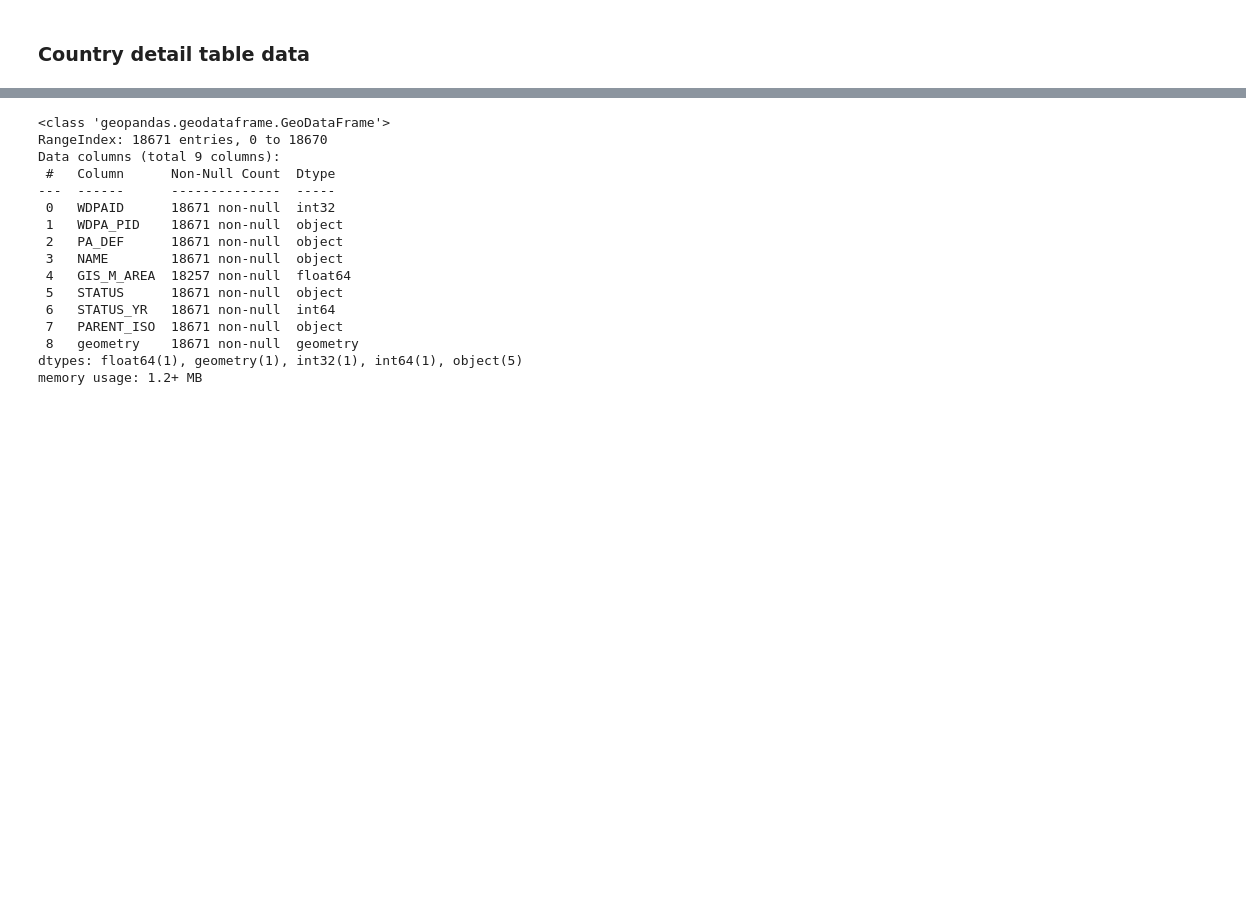
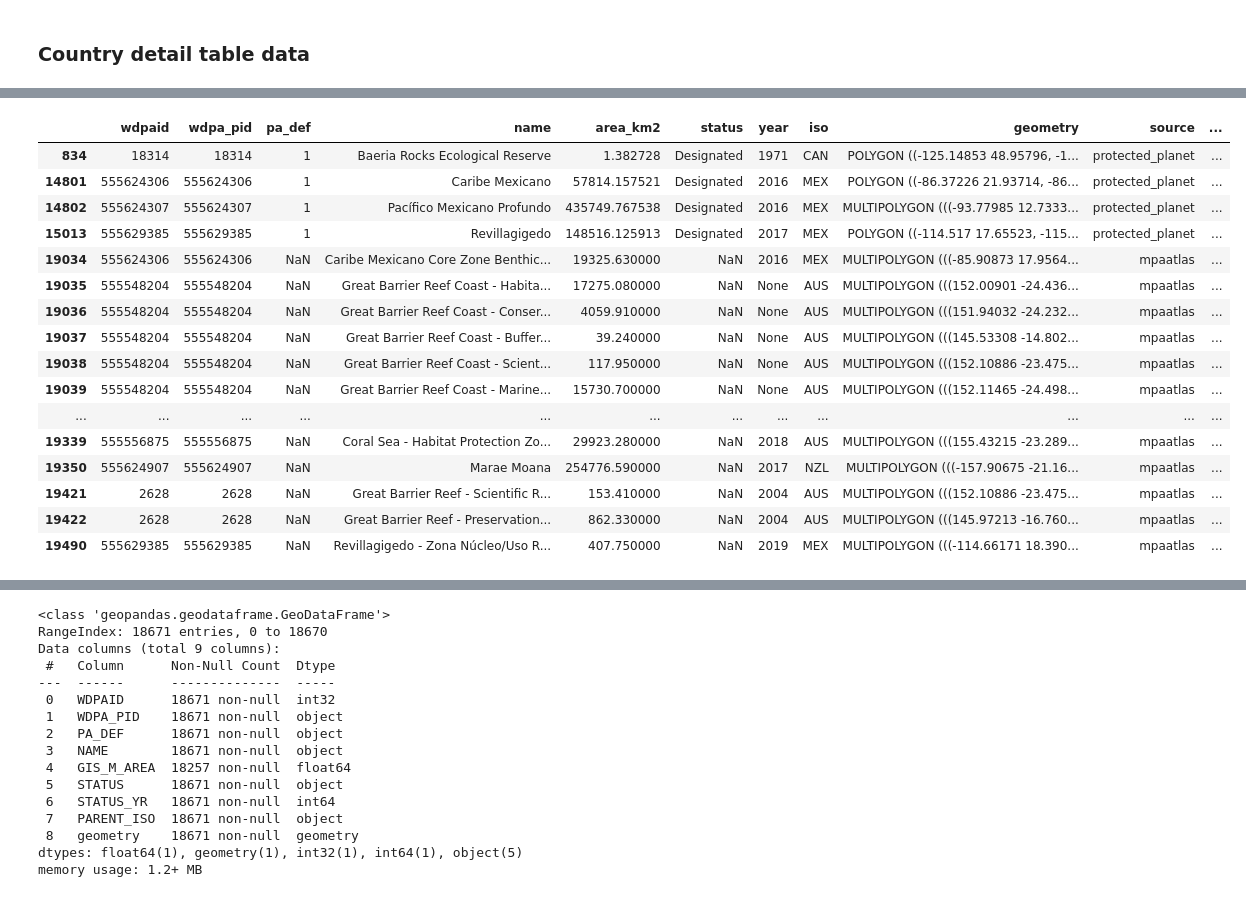
Before and after one commit to Vizzuality/skytruth-30x30, a Jupyter notebook: data/notebooks/pipes_mock/precalc.ipynb, the cells around one changed output, grey strips where cells are left out. Cells and saved outputs as stored; diff of their text form; code cells hidden in the pictures; blank space fills up the shorter version.

```diff
--- a/data/notebooks/pipes_mock/precalc.ipynb
+++ b/data/notebooks/pipes_mock/precalc.ipynb
@@ -472,10 +471,13 @@ pipe = "mpa"
 strapi_collection_mpas = ""
 
 pipe_dir = FileConventionHandler(pipe)
+pipe_dir_mpaatlas = FileConventionHandler("mpaatlas")
 output_file_mpas = pipe_dir.get_processed_step_path(current_step).joinpath("mpa_detail.csv")
 
-# Download the protected seas file && unzip it
+# Download the protected atlas file && unzip it
 download_and_unzip_if_needed(pipe_dir, prev_step, mysettings)
+# Download the mpaatlas file
+download_and_unzip_if_needed(pipe_dir_mpaatlas, prev_step, mysettings)
 # %% [output]
 /home/mambauser/data/mpa/processed/mpa_preprocess.zip
 /home/mambauser/data/mpa/processed/preprocess
@@ -487,3 +489,13 @@ PosixPath('/home/mambauser/data/mpa/processed/preprocess')
 mpa_intermediate = gpd.read_file(pipe_dir.get_step_fmt_file_path(prev_step, "shp")).pipe(
     clean_geometries
 )
+mpaatlas_intermediate = gpd.read_file(
+    pipe_dir_mpaatlas.get_step_fmt_file_path(prev_step, "shp")
+).pipe(clean_geometries)
+# %%
+def extract_wdpaid_mpaatlas(gdf):
+    return gdf.assign(wdpaid=gdf.wdpa_id.str.extract(r"(\d+(?:_\d+)*)").astype("Int64"))
+
+def columns_to_lower(gdf):
+    gdf.columns = gdf.columns.str.lower()
+    return gdf
@@ -489,0 +547,11 @@ mpa_intermediate = gpd.read_file(pipe_dir.get_step_fmt_file_path(prev_step, "shp
+# %%
+filters =((init_table.wdpaid.astype(str) != init_table.wdpa_pid)
+    & (
+        init_table.wdpaid.astype(str)
+        == init_table.wdpa_pid.str.extract(r"(\d+(?:_\d+)*)", expand=False)
+    )
+    )
+
+childs = init_table[filters]
+
+parents = init_table[~filters]
@@ -489,0 +578,20 @@ mpa_intermediate = gpd.read_file(pipe_dir.get_step_fmt_file_path(prev_step, "shp
+# %%
+parents[parents.wdpaid.isin(childs.wdpaid.unique())]
+# %% [output]
+|  | wdpaid | wdpa_pid | pa_def | name | area_km2 | status | year | iso | geometry | source | ... |
+| 834 | 18314 | 18314 | 1 | Baeria Rocks Ecological Reserve | 1.382728 | Designated | 1971 | CAN | POLYGON ((-125.14853 48.95796, -1... | protected_planet | ... |
+| 14801 | 555624306 | 555624306 | 1 | Caribe Mexicano | 57814.157521 | Designated | 2016 | MEX | POLYGON ((-86.37226 21.93714, -86... | protected_planet | ... |
+| 14802 | 555624307 | 555624307 | 1 | Pacífico Mexicano Profundo | 435749.767538 | Designated | 2016 | MEX | MULTIPOLYGON (((-93.77985 12.7333... | protected_planet | ... |
+| 15013 | 555629385 | 555629385 | 1 | Revillagigedo | 148516.125913 | Designated | 2017 | MEX | POLYGON ((-114.517 17.65523, -115... | protected_planet | ... |
+| 19034 | 555624306 | 555624306 | NaN | Caribe Mexicano Core Zone Benthic... | 19325.630000 | NaN | 2016 | MEX | MULTIPOLYGON (((-85.90873 17.9564... | mpaatlas | ... |
+| 19035 | 555548204 | 555548204 | NaN | Great Barrier Reef Coast - Habita... | 17275.080000 | NaN | None | AUS | MULTIPOLYGON (((152.00901 -24.436... | mpaatlas | ... |
+| 19036 | 555548204 | 555548204 | NaN | Great Barrier Reef Coast - Conser... | 4059.910000 | NaN | None | AUS | MULTIPOLYGON (((151.94032 -24.232... | mpaatlas | ... |
+| 19037 | 555548204 | 555548204 | NaN | Great Barrier Reef Coast - Buffer... | 39.240000 | NaN | None | AUS | MULTIPOLYGON (((145.53308 -14.802... | mpaatlas | ... |
+| 19038 | 555548204 | 555548204 | NaN | Great Barrier Reef Coast - Scient... | 117.950000 | NaN | None | AUS | MULTIPOLYGON (((152.10886 -23.475... | mpaatlas | ... |
+| 19039 | 555548204 | 555548204 | NaN | Great Barrier Reef Coast - Marine... | 15730.700000 | NaN | None | AUS | MULTIPOLYGON (((152.11465 -24.498... | mpaatlas | ... |
+| ... | ... | ... | ... | ... | ... | ... | ... | ... | ... | ... | ... |
+| 19339 | 555556875 | 555556875 | NaN | Coral Sea - Habitat Protection Zo... | 29923.280000 | NaN | 2018 | AUS | MULTIPOLYGON (((155.43215 -23.289... | mpaatlas | ... |
+| 19350 | 555624907 | 555624907 | NaN | Marae Moana | 254776.590000 | NaN | 2017 | NZL | MULTIPOLYGON (((-157.90675 -21.16... | mpaatlas | ... |
+| 19421 | 2628 | 2628 | NaN | Great Barrier Reef - Scientific R... | 153.410000 | NaN | 2004 | AUS | MULTIPOLYGON (((152.10886 -23.475... | mpaatlas | ... |
+| 19422 | 2628 | 2628 | NaN | Great Barrier Reef - Preservation... | 862.330000 | NaN | 2004 | AUS | MULTIPOLYGON (((145.97213 -16.760... | mpaatlas | ... |
+| 19490 | 555629385 | 555629385 | NaN | Revillagigedo - Zona Núcleo/Uso R... | 407.750000 | NaN | 2019 | MEX | MULTIPOLYGON (((-114.66171 18.390... | mpaatlas | ... |
```
Also changed, not shown: parts of 10 cells of this notebook, 1 other file.
